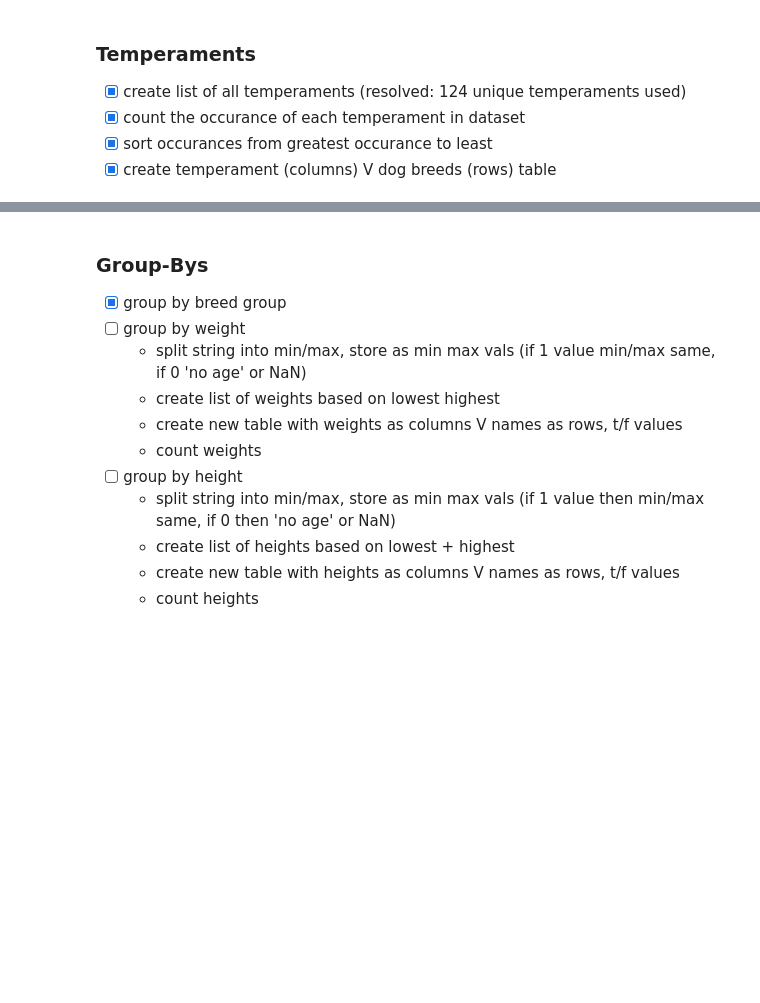
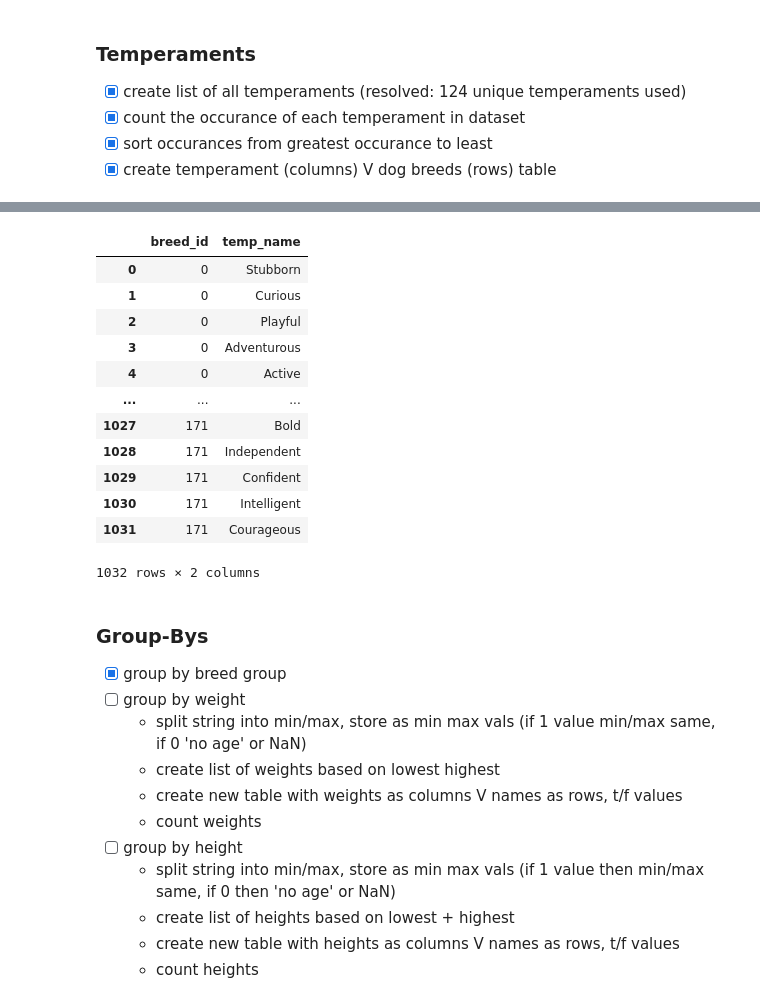
Before and after one commit to chelseasenter/Doggo-Webpage, a Jupyter notebook: Input/dog-breed.ipynb, the cells around one changed output, grey strips where cells are left out. Cells and saved outputs as stored; diff of their text form; code cells hidden in the pictures; blank space fills up the shorter version.

```diff
--- a/Input/dog-breed.ipynb
+++ b/Input/dog-breed.ipynb
@@ -183,3 +261,37 @@ temp_dogs_table = pd.DataFrame(all_dogs, columns= column_names)
+# %%
+# create breed V temperament table, use https://stackoverflow.com/questions/50731229/split-cell-into-multiple-rows-in-pandas-dataframe
+# use 'lookup' to replace breed with id - BOOM there's middle table (reference 62 from ETL project)
+
+# return list from series of comma-separated strings
+def chaining(s):
+    return list(chain.from_iterable(s.str.split(',')))
+
+# calculate lengths of splits
+temps = dogs_df_id['Temperament'].str.split(',').map(len)
+
+# create new dataframe, repeating or chaining as appropriate
+dogs_temps = pd.DataFrame({'breed_id': np.repeat(dogs_df_id['index'], temps),
+                    'temp_name': chaining(dogs_df_id['Temperament'])})
+dogs_temps = dogs_temps.reset_index(drop=True)
+dogs_temps
+
+## BRANDY'S ETL CODE: FOR REFERENCE ONLY, DO NOT USE
+# review_final = review_final.rename(columns={'index': 'review_id','Title': 'book_fk','source': 'source_fk', 'Rating': 'rating'})
+# review_final.head()
+# %% [output]
+|  | breed_id | temp_name |
+| 0 | 0 | Stubborn |
+| 1 | 0 | Curious |
+| 2 | 0 | Playful |
+| 3 | 0 | Adventurous |
+| 4 | 0 | Active |
+| ... | ... | ... |
+| 1027 | 171 | Bold |
+| 1028 | 171 | Independent |
+| 1029 | 171 | Confident |
+| 1030 | 171 | Intelligent |
+| 1031 | 171 | Courageous |
+1032 rows × 2 columns
 # %% [markdown]
 ### Group-Bys
 - [x]  group by breed group
```
Also changed, not shown: parts of 9 cells of this notebook, 1 other file.
